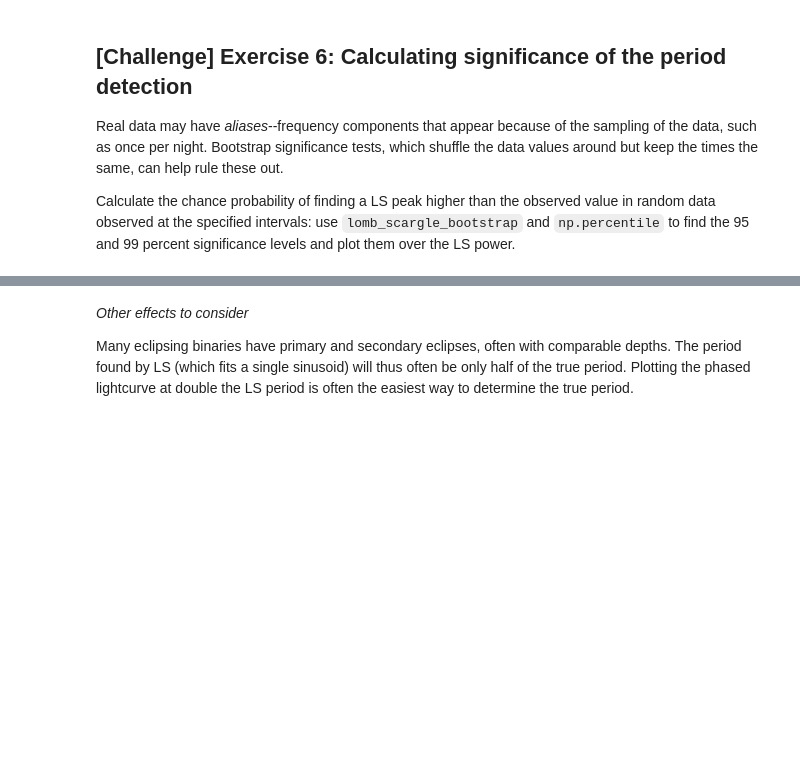
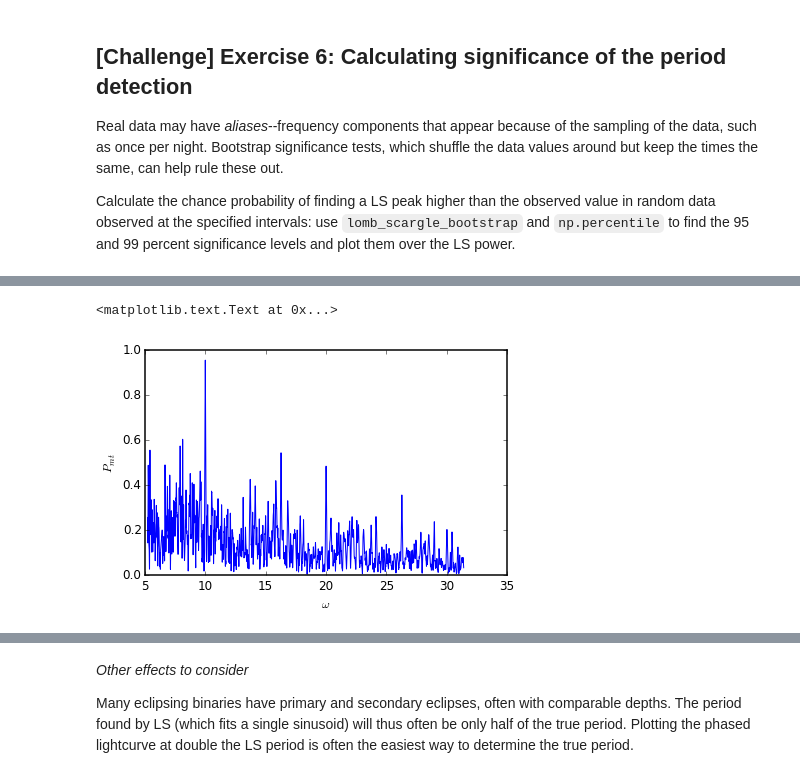
Before and after one commit to ebellm/ztf_summerschool_2015, a Jupyter notebook: notebooks/Period_Finding.ipynb, the cells around one changed output, grey strips where cells are left out. Cells and saved outputs as stored; diff of their text form; code cells hidden in the pictures; blank space fills up the shorter version.

```diff
--- a/notebooks/Period_Finding.ipynb
+++ b/notebooks/Period_Finding.ipynb
@@ -262,0 +320,10 @@ Now try finding the periods of these sources:
+# %%
+from astroML.time_series import multiterm_periodogram
+omegas = alt_frequency_grid(.2,1.2)
+P_mt = multiterm_periodogram(bjds, mags, magerrs, omegas) #COMPLETE
+plt.plot(omegas, P_mt)
+plt.xlabel('$\omega$')
+plt.ylabel('$P_{mt}$')
+# %% [output]
+<matplotlib.text.Text at 0x...>
+[figure, added]
```
Also changed, not shown: parts of 28 cells of this notebook.
